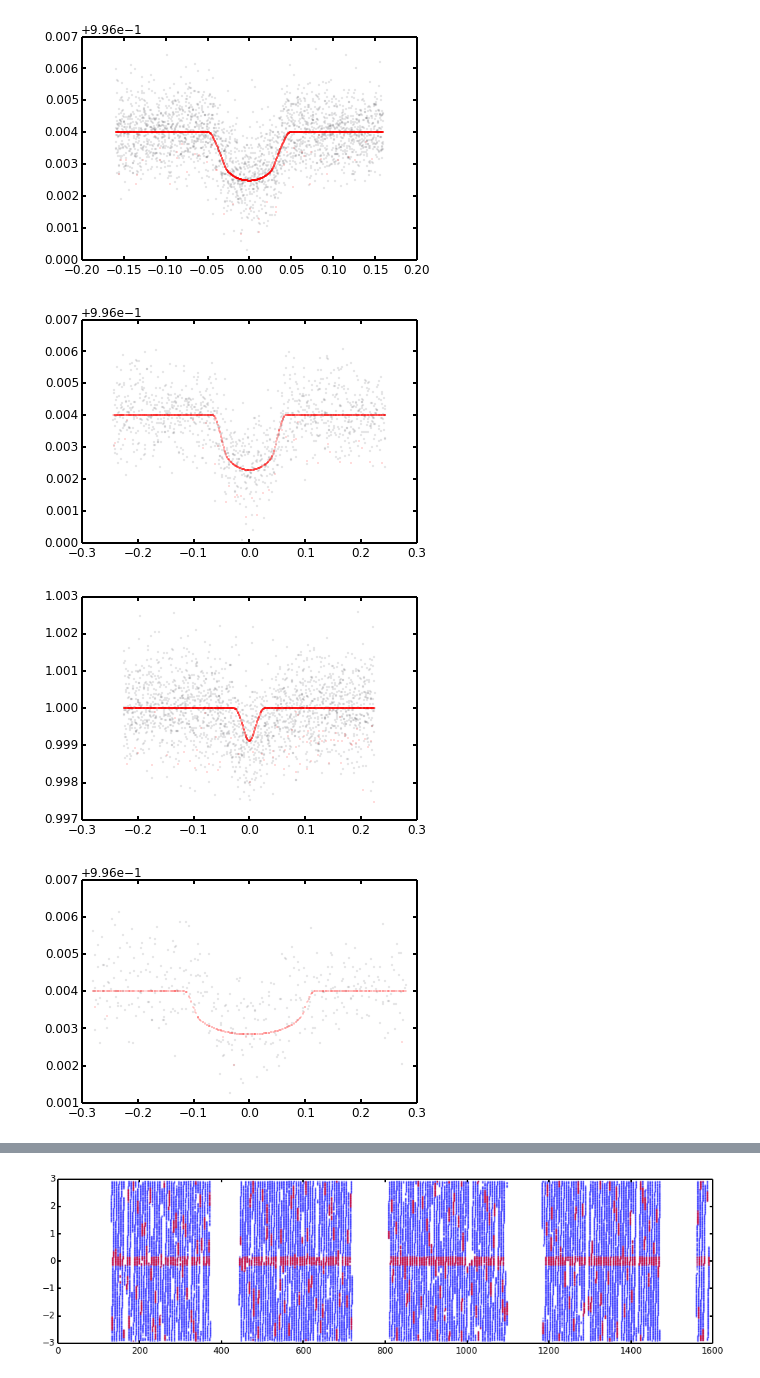
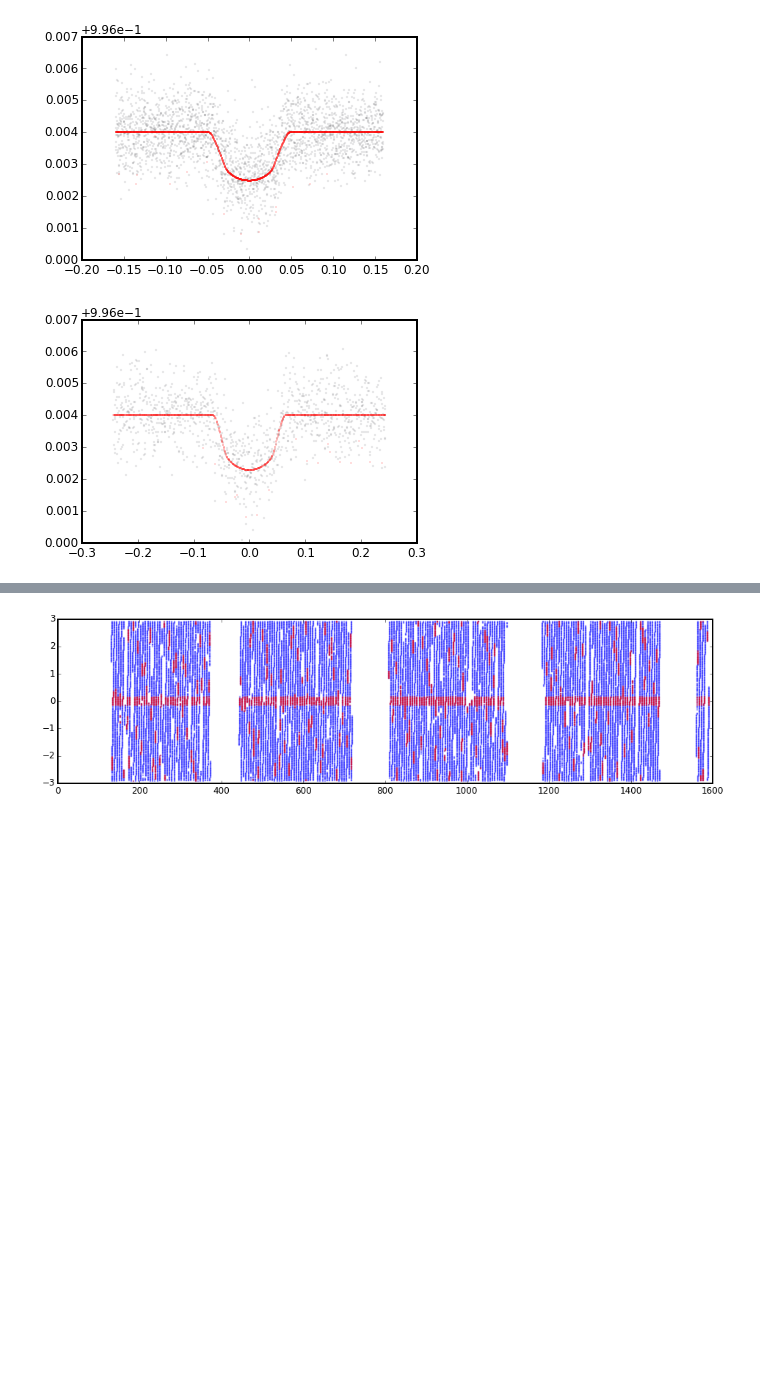
Before and after one commit to timothydmorton/transit-fitting, a Jupyter notebook: notebooks/scratchwork.ipynb, the cells around one changed output, grey strips where cells are left out. Drawn from its saved outputs; the diff is of its cells as text; code cells hidden in the pictures; blank space fills up the shorter version.

```diff
--- a/notebooks/scratchwork.ipynb
+++ b/notebooks/scratchwork.ipynb
@@ -16,17 +14,17 @@ model = KeplerTransitModel(1422)
+# %%
+lc = KeplerLightCurve(1422, [1,2])
+model = TransitModel(lc)
 # %%
-params = model.archive_params
+params = lc.archive_params
 #params[3] = 0.5 #dilution
-f = model.light_curve(params, model.time)
+f = model.evaluate(params)
 
-for i in range(model.n_planets):
+for i in range(lc.n_planets):
     plt.figure()
-    tfold = model.tfold(i) #times folded on proper period
-    close = model.close(i, width=2) #points close to transit
-    plt.plot()
-    plt.plot(tfold[close], model.flux[close], 'o', ms=0.2, alpha=0.35);
+    tfold = lc.t_folded(i) #times folded on proper period
+    close = lc.t_close(i, width=2) #points close to transit
+    plt.plot(tfold[close], lc.flux[close], 'o', ms=0.2, alpha=0.35);
     plt.plot(tfold[close], f[close], 'ro', ms=0.3, mec='r', mew=0.5);
 # %% [output]
-[figure, old version]
+[figure, new version]
-[figure, old version]
+[figure, new version]
-[figure, removed]
-[figure, removed]
```
Also changed, not shown: parts of 13 cells of this notebook, 6 other files.
